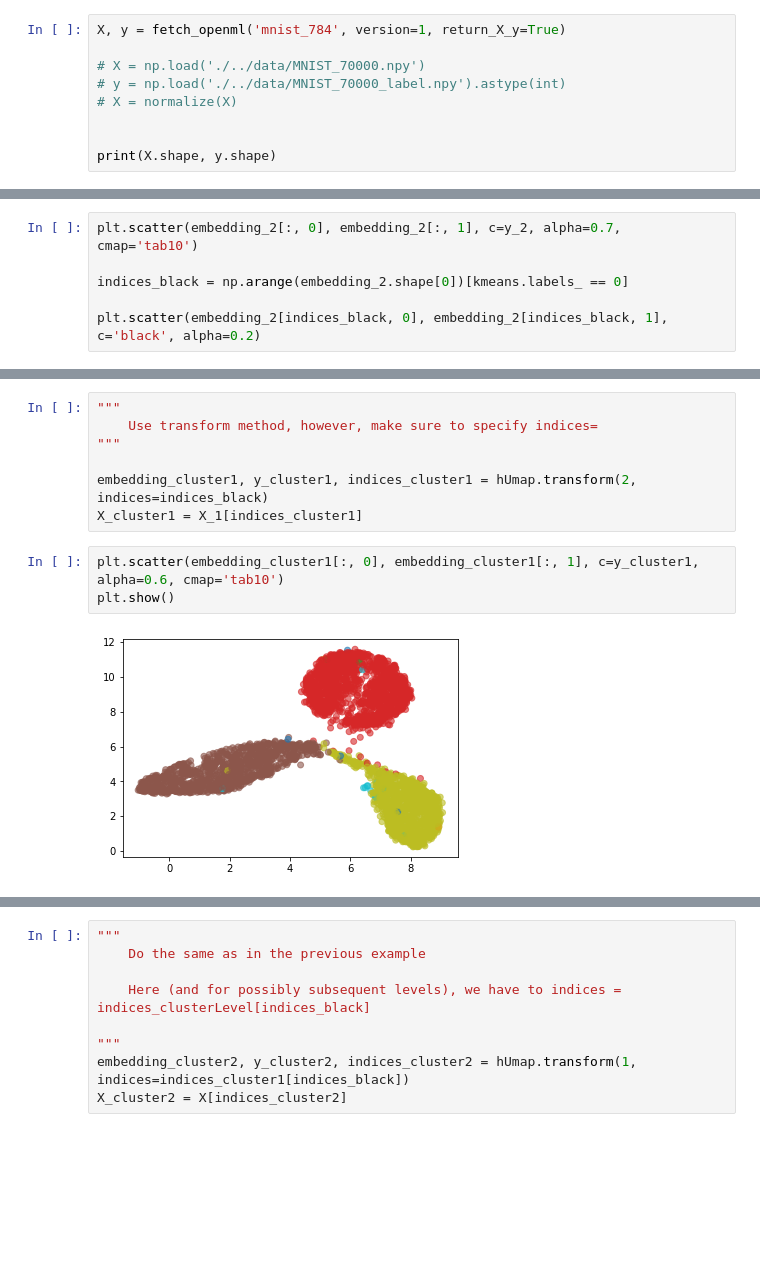
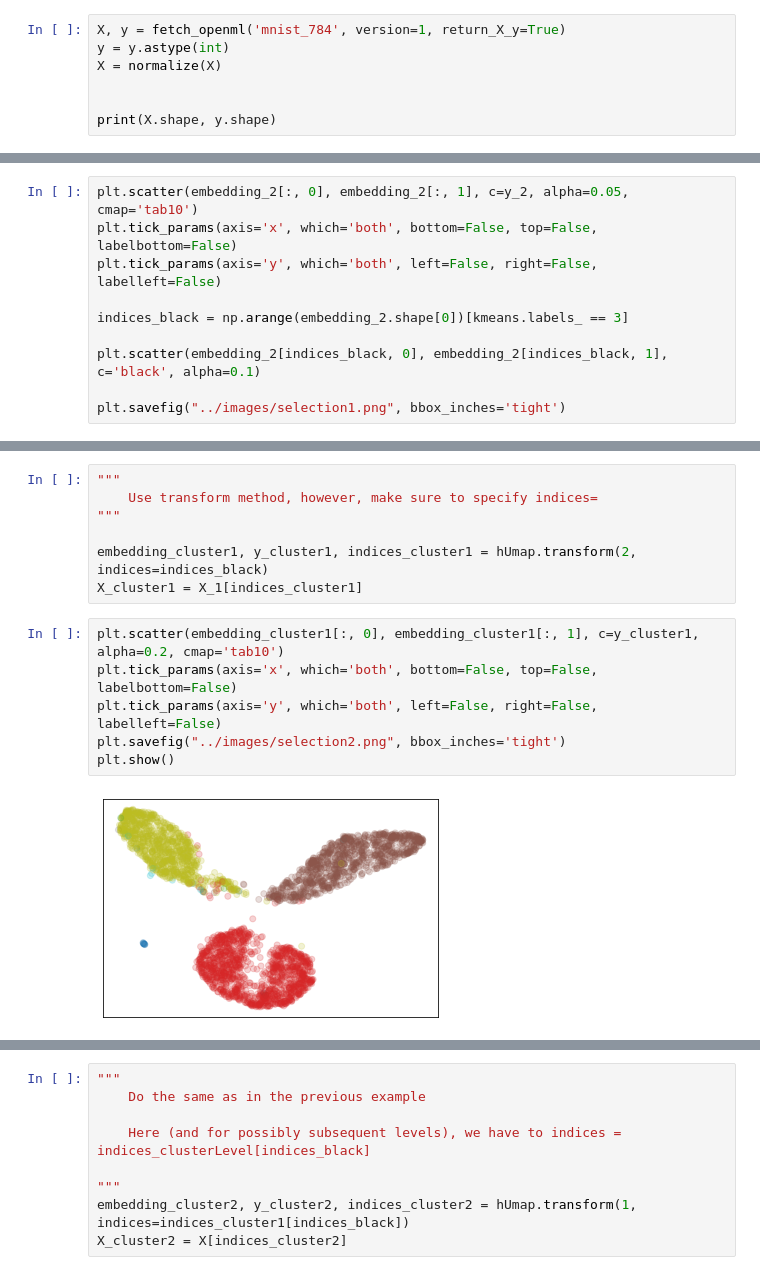
Before and after one commit to wilsonjr/humap, a Jupyter notebook: notebooks/Hierarchical-Exploration-with-HUMAP.ipynb, the cells around one changed output, grey strips where cells are left out. Saved outputs shown, nothing was run; the diff lists cells and outputs as text; blank space fills up the shorter version.

```diff
--- a/notebooks/Hierarchical-Exploration-with-HUMAP.ipynb
+++ b/notebooks/Hierarchical-Exploration-with-HUMAP.ipynb
@@ -12,10 +12,8 @@ from sklearn.preprocessing import normalize
 from sklearn.datasets import fetch_openml
 # %%
 X, y = fetch_openml('mnist_784', version=1, return_X_y=True)
-
-# X = np.load('./../data/MNIST_70000.npy')
-# y = np.load('./../data/MNIST_70000_label.npy').astype(int)
-# X = normalize(X)
+y = y.astype(int)
+X = normalize(X)
 
 
 print(X.shape, y.shape)
@@ -82,7 +82,11 @@ array([0, 1, 0, ..., 4, 4, 5])
 # %%
-plt.scatter(embedding_2[:, 0], embedding_2[:, 1], c=y_2, alpha=0.7, cmap='tab10')
+plt.scatter(embedding_2[:, 0], embedding_2[:, 1], c=y_2, alpha=0.05, cmap='tab10')
+plt.tick_params(axis='x', which='both', bottom=False, top=False, labelbottom=False)
+plt.tick_params(axis='y', which='both', left=False, right=False, labelleft=False)
 
-indices_black = np.arange(embedding_2.shape[0])[kmeans.labels_ == 0]
+indices_black = np.arange(embedding_2.shape[0])[kmeans.labels_ == 3]
 
-plt.scatter(embedding_2[indices_black, 0], embedding_2[indices_black, 1], c='black', alpha=0.2)
+plt.scatter(embedding_2[indices_black, 0], embedding_2[indices_black, 1], c='black', alpha=0.1)
+
+plt.savefig("../images/selection1.png", bbox_inches='tight')
 # %% [output]
@@ -96,9 +99,12 @@ plt.scatter(embedding_2[indices_black, 0], embedding_2[indices_black, 1], c='bla
 embedding_cluster1, y_cluster1, indices_cluster1 = hUmap.transform(2, indices=indices_black)
 X_cluster1 = X_1[indices_cluster1]
 # %%
-plt.scatter(embedding_cluster1[:, 0], embedding_cluster1[:, 1], c=y_cluster1, alpha=0.6, cmap='tab10')
+plt.scatter(embedding_cluster1[:, 0], embedding_cluster1[:, 1], c=y_cluster1, alpha=0.2, cmap='tab10')
+plt.tick_params(axis='x', which='both', bottom=False, top=False, labelbottom=False)
+plt.tick_params(axis='y', which='both', left=False, right=False, labelleft=False)
+plt.savefig("../images/selection2.png", bbox_inches='tight')
 plt.show()
 # %% [output]
-[figure, old version]
+[figure, new version]
 # %%
 kmeans = KMeans(n_clusters=2, random_state=0).fit(embedding_cluster1)
```
Also changed, not shown: parts of 16 cells of this notebook, 3 other files.
